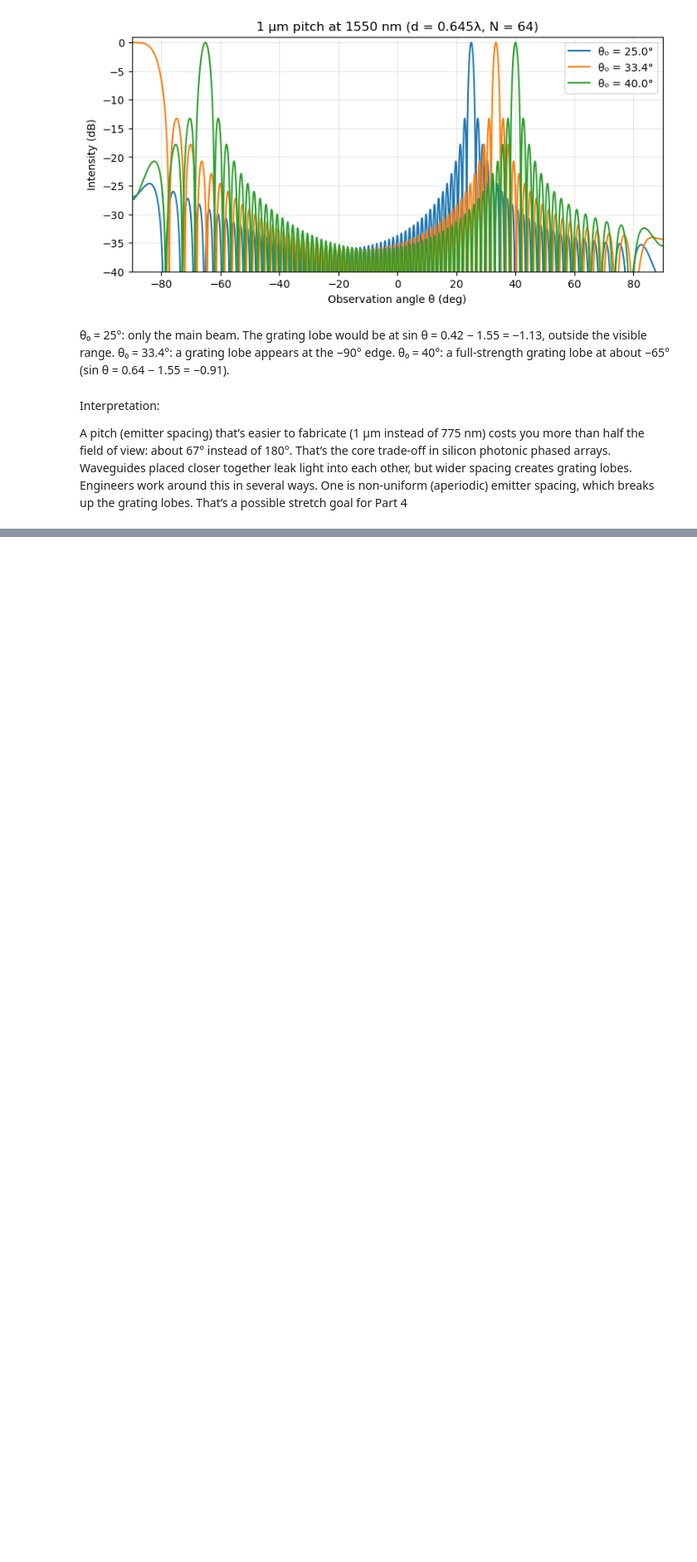
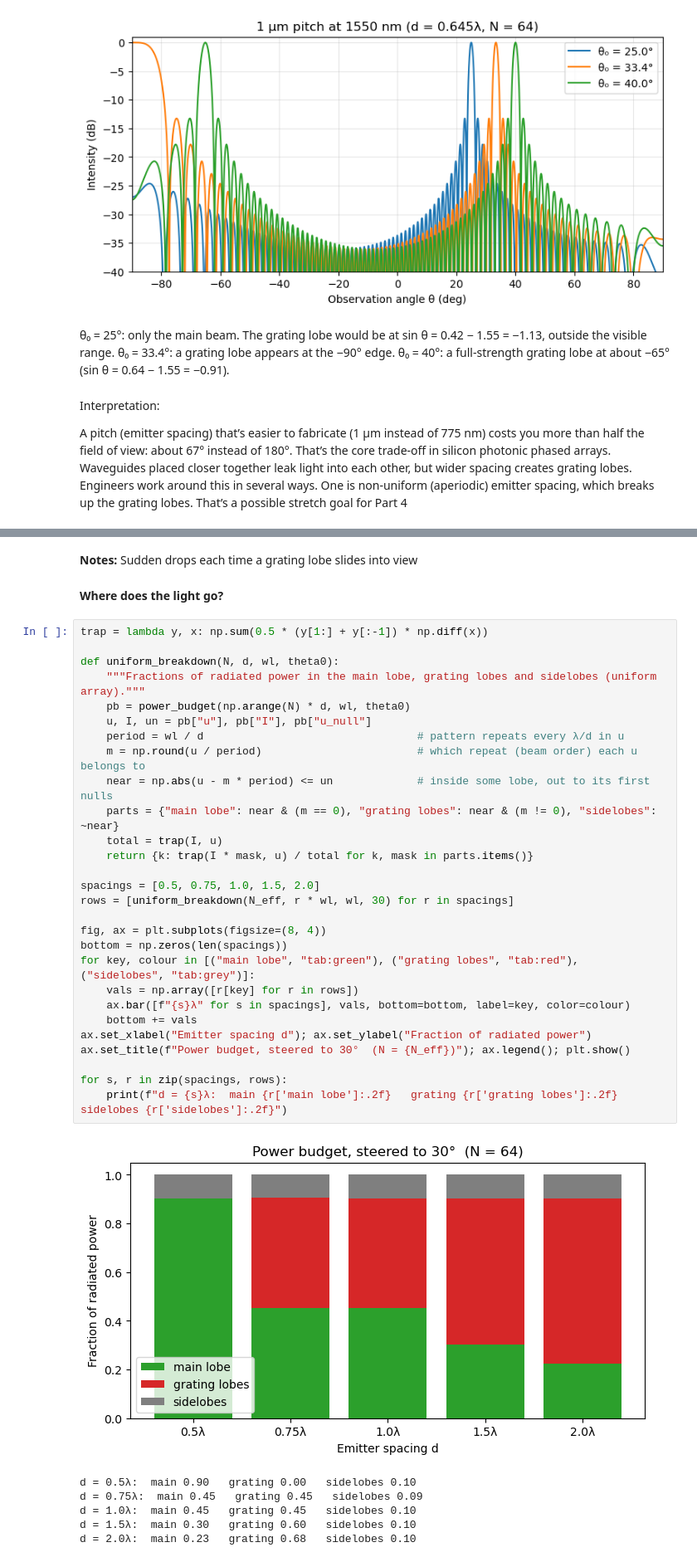
Before and after one commit to sidderz56/opa-beam-steering, a Jupyter notebook: 02_grating_lobes.ipynb, the cells around one changed output, grey strips where cells are left out. Shown at 83% size. Cells and saved outputs as stored; diff of their text form; blank space fills up the shorter version.

```diff
--- a/02_grating_lobes.ipynb
+++ b/02_grating_lobes.ipynb
@@ -167,0 +191,39 @@ Engineers work around this in several ways. One is non-uniform (aperiodic) emitt
+# %% [markdown]
+**Notes:** Sudden drops each time a grating lobe slides into view
+# %% [markdown]
+**Where does the light go?**
+# %%
+trap = lambda y, x: np.sum(0.5 * (y[1:] + y[:-1]) * np.diff(x))
+
+def uniform_breakdown(N, d, wl, theta0):
+    """Fractions of radiated power in the main lobe, grating lobes and sidelobes (uniform array)."""
+    pb = power_budget(np.arange(N) * d, wl, theta0)
+    u, I, un = pb["u"], pb["I"], pb["u_null"]
+    period = wl / d                                 # pattern repeats every λ/d in u
+    m = np.round(u / period)                        # which repeat (beam order) each u belongs to
+    near = np.abs(u - m * period) <= un             # inside some lobe, out to its first nulls
+    parts = {"main lobe": near & (m == 0), "grating lobes": near & (m != 0), "sidelobes": ~near}
+    total = trap(I, u)
+    return {k: trap(I * mask, u) / total for k, mask in parts.items()}
+
+spacings = [0.5, 0.75, 1.0, 1.5, 2.0]
+rows = [uniform_breakdown(N_eff, r * wl, wl, 30) for r in spacings]
+
+fig, ax = plt.subplots(figsize=(8, 4))
+bottom = np.zeros(len(spacings))
+for key, colour in [("main lobe", "tab:green"), ("grating lobes", "tab:red"), ("sidelobes", "tab:grey")]:
+    vals = np.array([r[key] for r in rows])
+    ax.bar([f"{s}λ" for s in spacings], vals, bottom=bottom, label=key, color=colour)
+    bottom += vals
+ax.set_xlabel("Emitter spacing d"); ax.set_ylabel("Fraction of radiated power")
+ax.set_title(f"Power budget, steered to 30°  (N = {N_eff})"); ax.legend(); plt.show()
+
+for s, r in zip(spacings, rows):
+    print(f"d = {s}λ:  main {r['main lobe']:.2f}   grating {r['grating lobes']:.2f}   sidelobes {r['sidelobes']:.2f}")
+# %% [output]
+[figure, added]
+d = 0.5λ:  main 0.90   grating 0.00   sidelobes 0.10
+d = 0.75λ:  main 0.45   grating 0.45   sidelobes 0.09
+d = 1.0λ:  main 0.45   grating 0.45   sidelobes 0.10
+d = 1.5λ:  main 0.30   grating 0.60   sidelobes 0.10
+d = 2.0λ:  main 0.23   grating 0.68   sidelobes 0.10
```
Also changed, not shown: parts of 14 cells of this notebook.
